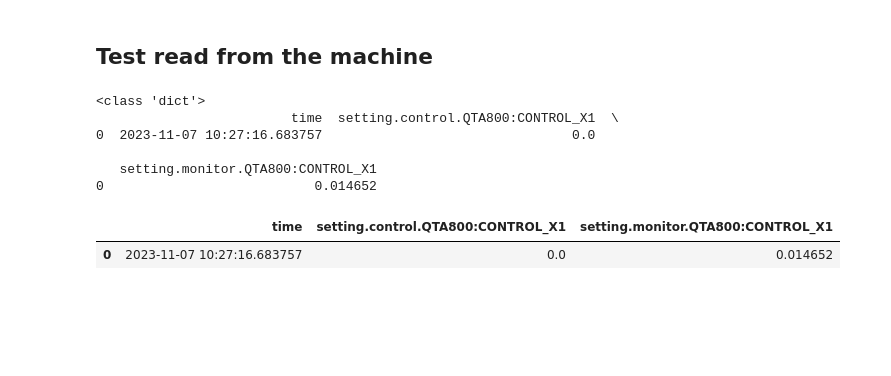
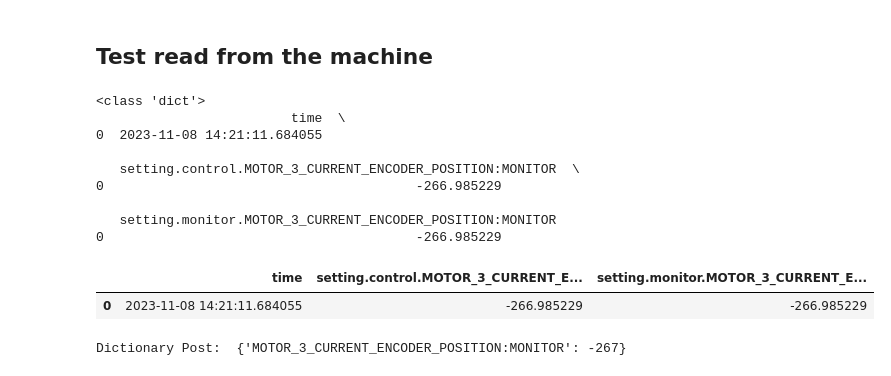
Before and after one commit to jmlarson1/optsb, a Jupyter notebook: code/atlas/testIO.ipynb, the cells around one changed output. Cells and saved outputs as stored; diff of their text form; code cells hidden in the pictures; blank space fills up the shorter version.

```diff
--- a/code/atlas/testIO.ipynb
+++ b/code/atlas/testIO.ipynb
@@ -10,21 +10,36 @@ import time
 ## Test read from the machine
 # %%
 resp = requests.get('http://146.139.66.23:5000/', json={
-  "setting": ["QTA800:CONTROL_X1"],
+  "setting": ["MOTOR_3_CURRENT_ENCODER_POSITION:MONITOR"],
   "fcup": [],
   "bpm": []
 })
 print(type(resp.json()))
 #df = pd.DataFrame.from_dict(resp.json())
 df = pd.json_normalize(resp.json())
 print(df)
 df
 # %% [output]
 <class 'dict'>
-                         time  setting.control.QTA800:CONTROL_X1  \
-0  2023-11-07 10:27:16.683757                                0.0
+                         time  \
+0  2023-11-08 14:21:11.684055
 
-   setting.monitor.QTA800:CONTROL_X1
-0                           0.014652
+   setting.control.MOTOR_3_CURRENT_ENCODER_POSITION:MONITOR  \
+0                                        -266.985229
+
+   setting.monitor.MOTOR_3_CURRENT_ENCODER_POSITION:MONITOR
+0                                        -266.985229
-|  | time | setting.control.QTA800:CONTROL_X1 | setting.monitor.QTA800:CONTROL_X1 |
-| 0 | 2023-11-07 10:27:16.683757 | 0.0 | 0.014652 |
+|  | time | setting.control.MOTOR_3_CURRENT_E... | setting.monitor.MOTOR_3_CURRENT_E... |
+| 0 | 2023-11-08 14:21:11.684055 | -266.985229 | -266.985229 |
+# %%
+#top bottom     midplan
+tval=-259.0
+bval=-267.0
+dict_post = {"MOTOR_5_CURRENT_ENCODER_POSITION:MONITOR" : tval}
+print("Dictionary Post: ",dict_post)
+resp_post = requests.post('http://146.139.66.23:5000/', json=dict_post)
+dict_post = {"MOTOR_3_CURRENT_ENCODER_POSITION:MONITOR" : bval}
+print("Dictionary Post: ",dict_post)
+resp_post = requests.post('http://146.139.66.23:5000/', json=dict_post)
+# %% [output]
+Dictionary Post:  {'MOTOR_3_CURRENT_ENCODER_POSITION:MONITOR': -267}
```
Also changed, not shown: 2 other files.
